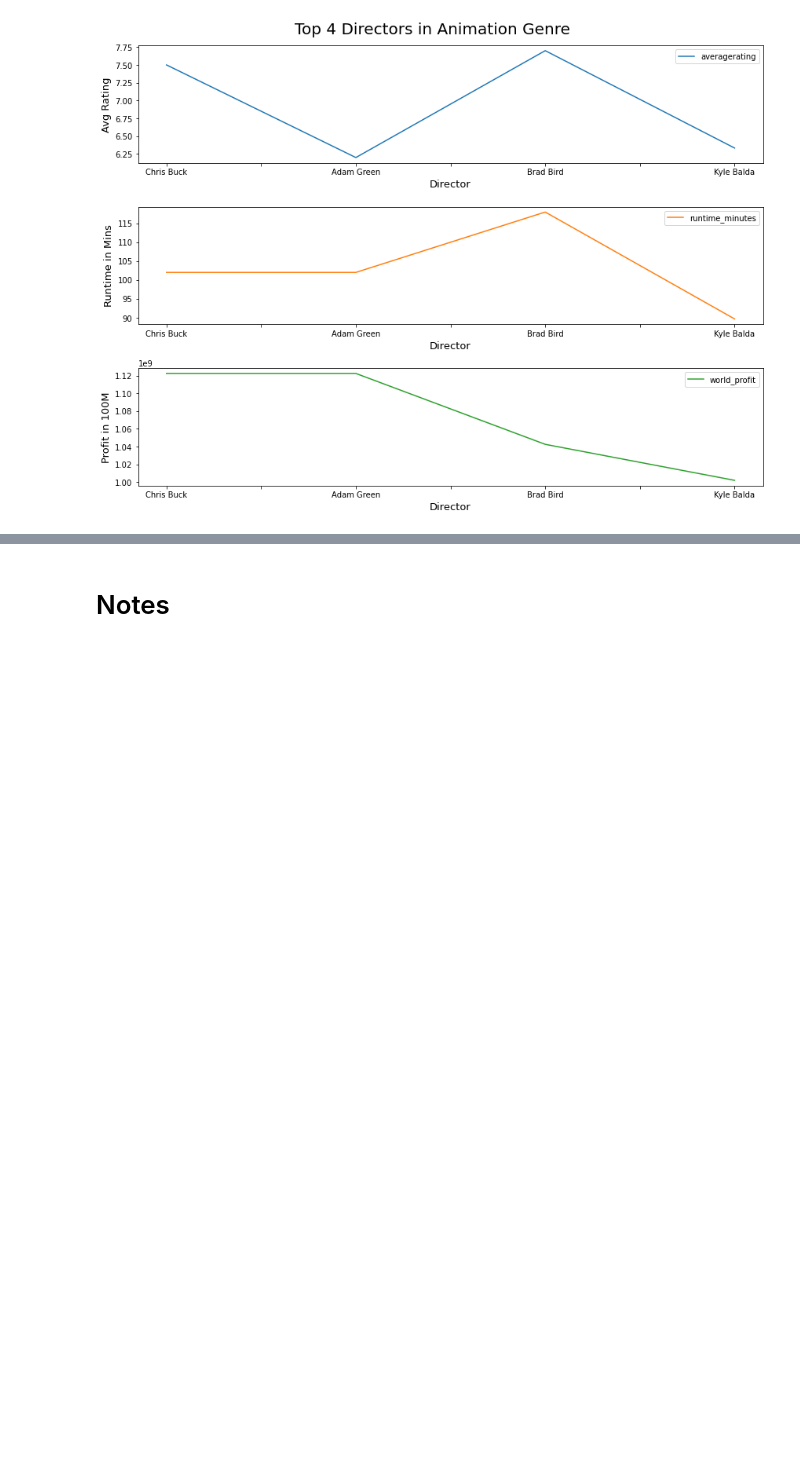
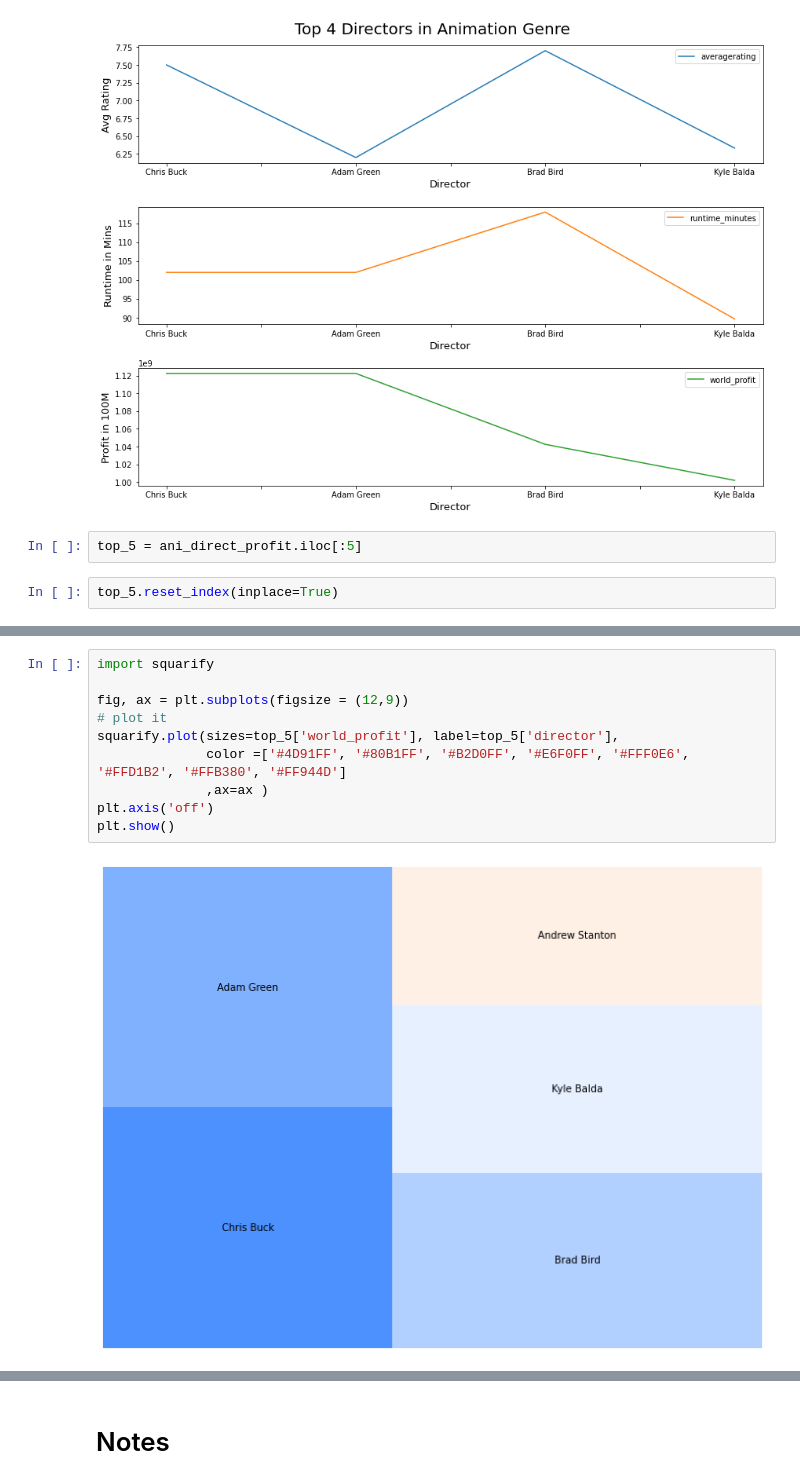
Before and after one commit to wasih790/Microsoft_Movie_Studio, a Jupyter notebook: 2_Statistical_Plotting/Question 3 - Director and Movie .ipynb, the cells around one changed output, grey strips where cells are left out. Cells and saved outputs as stored; diff of their text form; blank space fills up the shorter version.

```diff
--- a/2_Statistical_Plotting/Question 3 - Director and Movie .ipynb
+++ b/2_Statistical_Plotting/Question 3 - Director and Movie .ipynb
@@ -216,3 +216,7 @@ ax[2].set_ylabel('Profit in 100M', fontsize=13)
 fig.tight_layout();
 # %% [output]
 [figure]
+# %%
+top_5 = ani_direct_profit.iloc[:5]
+# %%
+top_5.reset_index(inplace=True)
@@ -218,0 +232,12 @@ fig.tight_layout();
+# %%
+import squarify
+
+fig, ax = plt.subplots(figsize = (12,9))
+# plot it
+squarify.plot(sizes=top_5['world_profit'], label=top_5['director'],
+              color =['#4D91FF', '#80B1FF', '#B2D0FF', '#E6F0FF', '#FFF0E6', '#FFD1B2', '#FFB380', '#FF944D']
+              ,ax=ax )
+plt.axis('off')
+plt.show()
+# %% [output]
+[figure, added]
```
Also changed, not shown: parts of 7 cells of this notebook, 3 other files.
